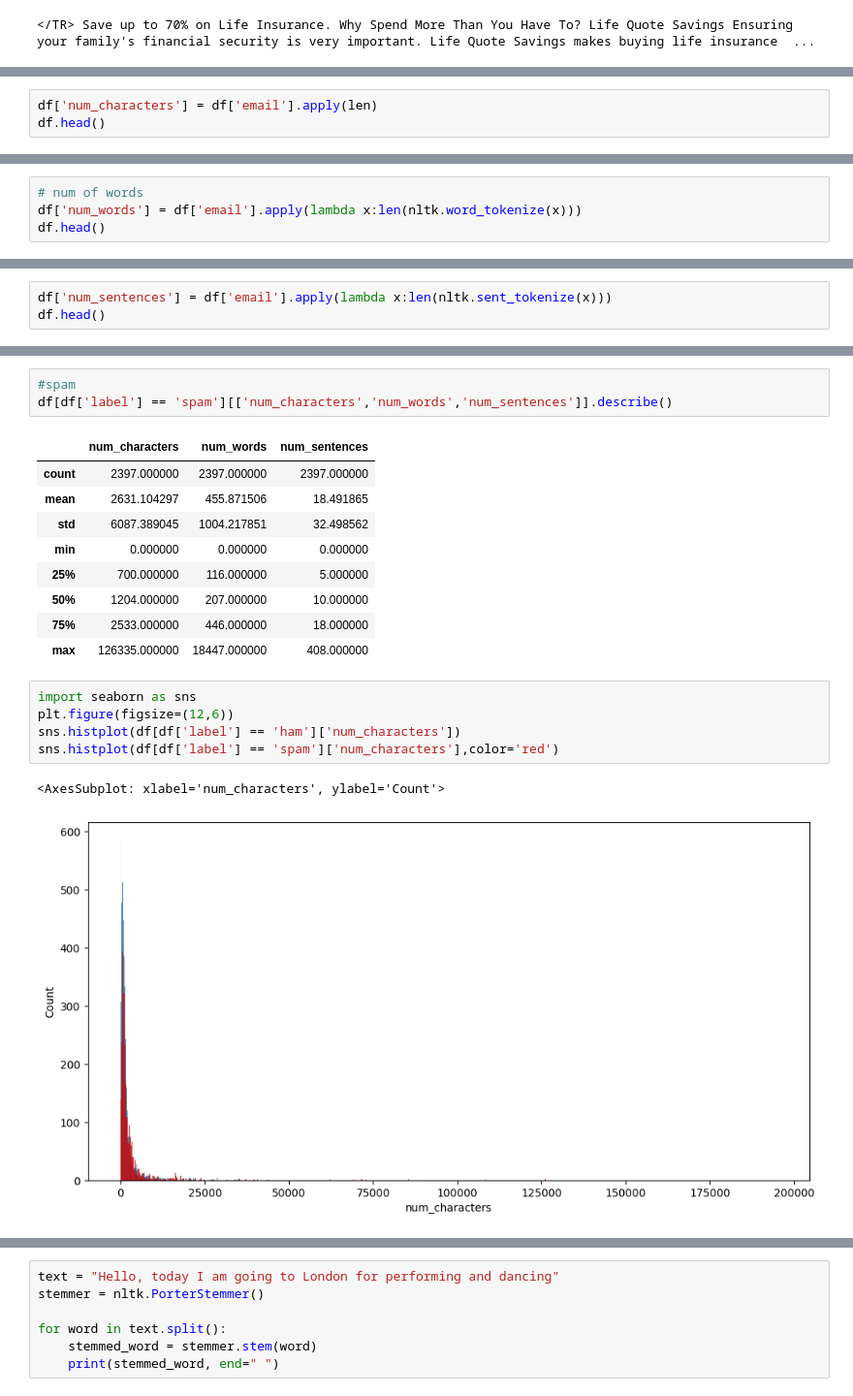
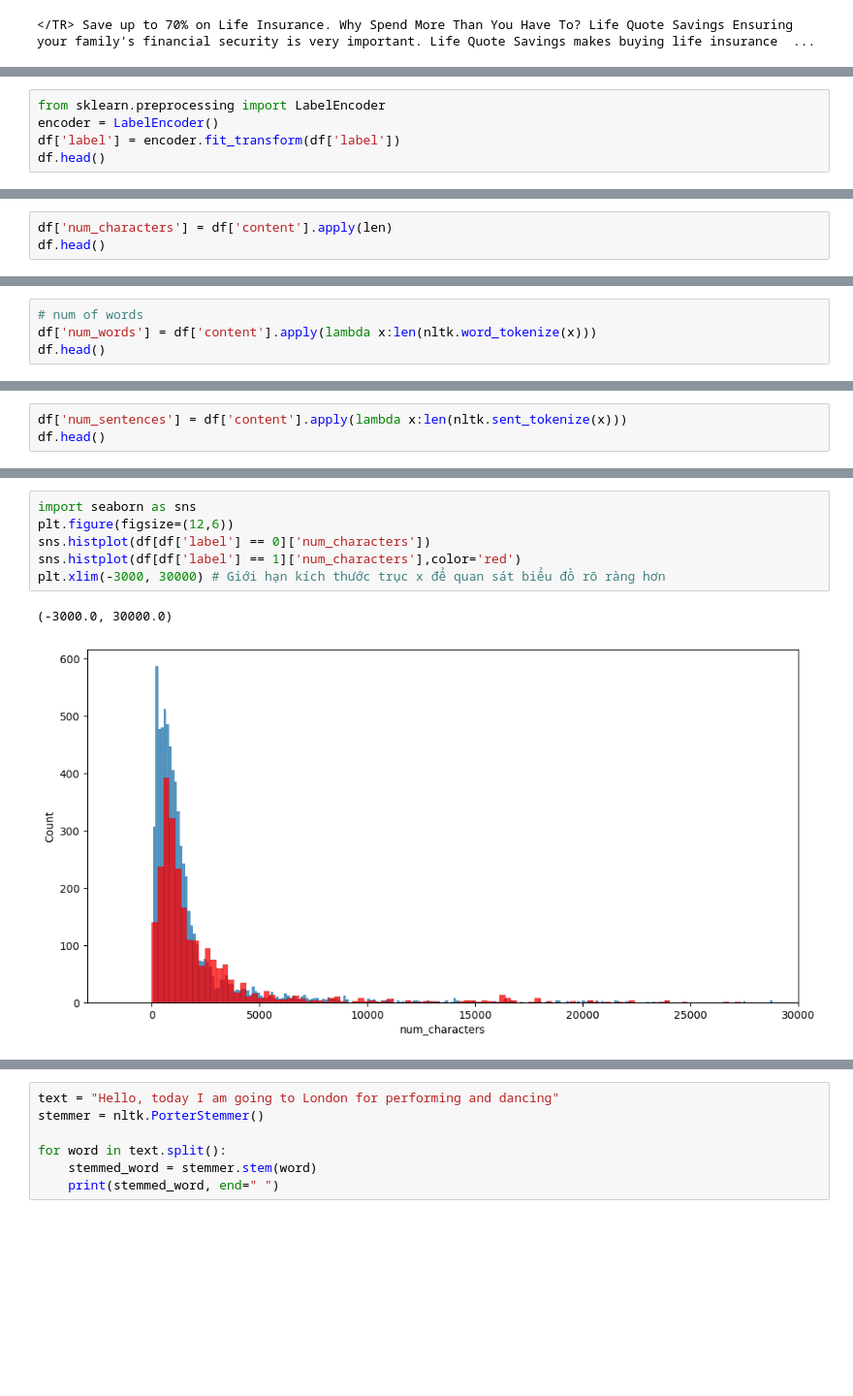
Before and after one commit to tl-lazy14/EmailSpamClassification, a Jupyter notebook: Email-Spam-Classification.ipynb, the cells around one changed output, grey strips where cells are left out. Shown at 97% size. Drawn from its saved outputs; the diff is of its cells as text; blank space fills up the shorter version.

```diff
--- a/Email-Spam-Classification.ipynb
+++ b/Email-Spam-Classification.ipynb
@@ -363,0 +430,5 @@ df.sample(5)
+# %%
+from sklearn.preprocessing import LabelEncoder
+encoder = LabelEncoder()
+df['label'] = encoder.fit_transform(df['label'])
+df.head()
@@ -364,4 +442,4 @@ df.sample(5)
 # %%
-df['num_characters'] = df['email'].apply(len)
+df['num_characters'] = df['content'].apply(len)
 df.head()
 # %% [output]
@@ -374,5 +452,5 @@ df.head()
 # %%
 # num of words
-df['num_words'] = df['email'].apply(lambda x:len(nltk.word_tokenize(x)))
+df['num_words'] = df['content'].apply(lambda x:len(nltk.word_tokenize(x)))
 df.head()
 # %% [output]
@@ -385,4 +463,4 @@ df.head()
 # %%
-df['num_sentences'] = df['email'].apply(lambda x:len(nltk.sent_tokenize(x)))
+df['num_sentences'] = df['content'].apply(lambda x:len(nltk.sent_tokenize(x)))
 df.head()
 # %% [output]
@@ -420,23 +512,11 @@ df[df['label'] == 'ham'][['num_characters','num_words','num_sentences']].describ
-# %%
-#spam
-df[df['label'] == 'spam'][['num_characters','num_words','num_sentences']].describe()
-# %% [output]
-|  | num_characters | num_words | num_sentences |
-| count | 2397.000000 | 2397.000000 | 2397.000000 |
-| mean | 2631.104297 | 455.871506 | 18.491865 |
-| std | 6087.389045 | 1004.217851 | 32.498562 |
-| min | 0.000000 | 0.000000 | 0.000000 |
-| 25% | 700.000000 | 116.000000 | 5.000000 |
-| 50% | 1204.000000 | 207.000000 | 10.000000 |
-| 75% | 2533.000000 | 446.000000 | 18.000000 |
-| max | 126335.000000 | 18447.000000 | 408.000000 |
 # %%
 import seaborn as sns
 plt.figure(figsize=(12,6))
-sns.histplot(df[df['label'] == 'ham']['num_characters'])
-sns.histplot(df[df['label'] == 'spam']['num_characters'],color='red')
+sns.histplot(df[df['label'] == 0]['num_characters'])
+sns.histplot(df[df['label'] == 1]['num_characters'],color='red')
+plt.xlim(-3000, 30000) # Giới hạn kích thước trục x để quan sát biểu đồ rõ ràng hơn
 # %% [output]
-<AxesSubplot: xlabel='num_characters', ylabel='Count'>
+(-3000.0, 30000.0)
-[figure, old version]
+[figure, new version]
 # %%
 plt.figure(figsize=(12,6))
```
Also changed, not shown: parts of 81 cells of this notebook, 16 other files.
